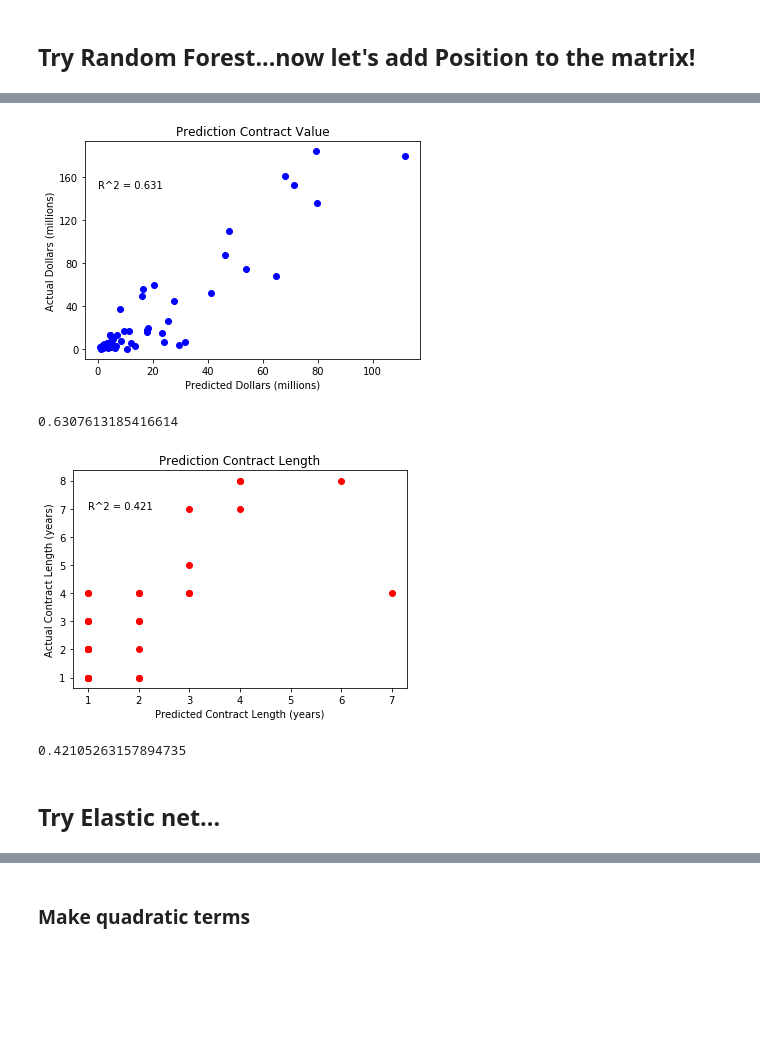
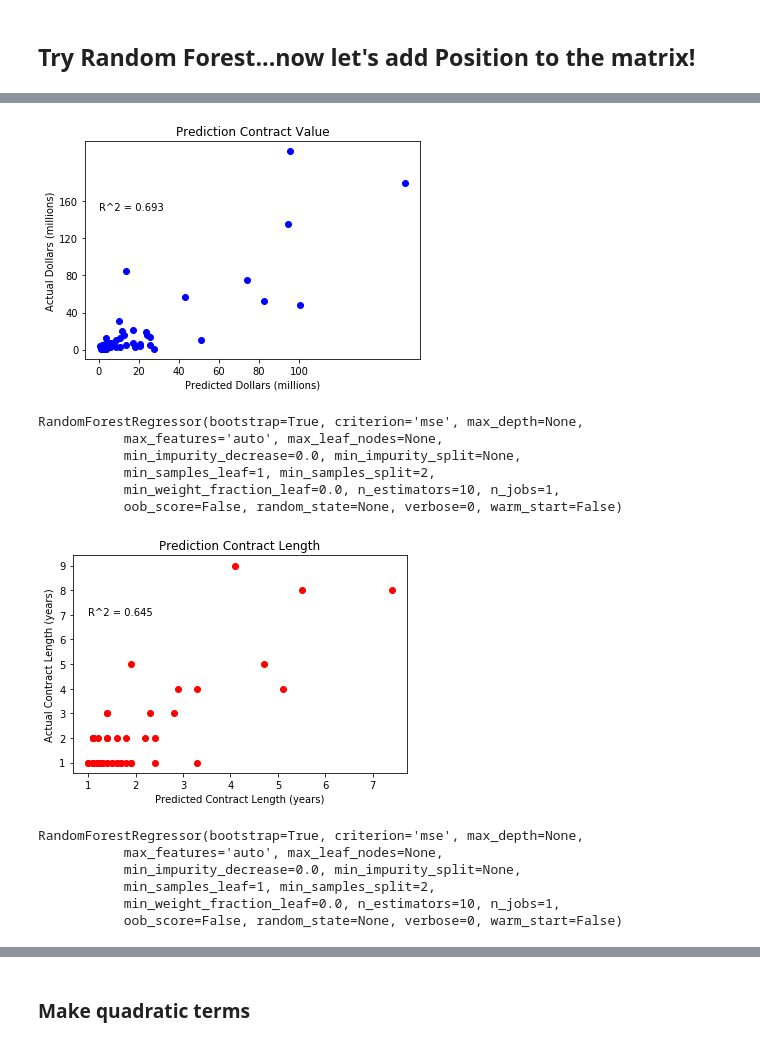
Before and after one commit to marichards/MLB_FA_Predictor, a Jupyter notebook: Regression.ipynb, the cells around one changed output, grey strips where cells are left out. Cells and saved outputs as stored; diff of their text form; code cells hidden in the pictures; blank space fills up the shorter version.

```diff
--- a/Regression.ipynb
+++ b/Regression.ipynb
@@ -70,4 +124,4 @@ def predictLength(model, X, y):
     #plt.savefig('./contract_length_regression.png')
     plt.show()
 
-    return model.score(X_test, y_test)
+    return model
@@ -78,13 +140,10 @@ Woo!
 
 ### Step 1: Predict which players will get contracts
 # %%
-# Do this in a bit
-
 # Designate interesting columns
-features = ['Age', 'WAR_3', 'G', 'OBP', 'SLG', 'HR', 'RBI', 'SB',
-            'Med_WAR', 'Min_WAR']
+features_pos = ['Age', 'WAR_3', 'G', 'OBP', 'SLG', 'HR', 'RBI', 'SB',
+                'Med_WAR', 'Min_WAR', 'Pos_C', 'Pos_1B', 'Pos_2B', 'Pos_3B',
+                'Pos_SS', 'Pos_LF', 'Pos_CF', 'Pos_RF', 'Pos_DH']
 
 # For now, simulate dropping these
 position_trimmed = position_data.dropna()
-position_trimmed['Position'] = position_trimmed['Position'].astype('category')
-position_trimmed.info()
@@ -117,9 +153,9 @@ See the caveats in the documentation: http://pandas.pydata.org/pandas-docs/stabl
 Make 2 models, and do it in 2006 dollars
 # %%
 # Grab just the features and the outcome
-X = position_trimmed[features].values
-y_dollars = position_trimmed['Dollars_2006'].values
-y_dollars_raw = position_trimmed['Dollars'].values
-y_length = position_trimmed['Length'].values
-predictDollars(lm, X, y_dollars)
+X_pos = position_trimmed[features_pos].values
+y_dollars_pos = position_trimmed['Dollars_2006'].values
+y_dollars_raw_pos = position_trimmed['Dollars'].values
+y_length_pos = position_trimmed['Length'].values
+predictDollars(lm, X_pos, y_dollars_pos)
 # %% [output]
@@ -141,11 +180,3 @@ predictLength(logr, X, y_dummies)
 # %% [markdown]
 ## Try Random Forest...now let's add Position to the matrix!
-# %%
-X = position_trimmed[features].values
-
-rf = RandomForestRegressor()
-
-from sklearn.ensemble import RandomForestClassifier
-
-rfc = RandomForestClassifier()
 # %%
@@ -156,12 +192,20 @@ predictDollars(rf, X, y_dollars)
 # %%
-predictDollars(rf, X, y_dollars_raw)
+predictDollars(rf, X_pos, y_dollars_raw_pos)
 # %% [output]
-[figure, old version]
+[figure, new version]
-0.6307613185416614
+RandomForestRegressor(bootstrap=True, criterion='mse', max_depth=None,
+           max_features='auto', max_leaf_nodes=None,
+           min_impurity_decrease=0.0, min_impurity_split=None,
+           min_samples_leaf=1, min_samples_split=2,
+           min_weight_fraction_leaf=0.0, n_estimators=10, n_jobs=1,
+           oob_score=False, random_state=None, verbose=0, warm_start=False)
 # %%
-predictLength(rfc, X, y_length)
+predictLength(rfc, X_pos, y_length_pos)
 # %% [output]
-[figure, old version]
+[figure, new version]
-0.42105263157894735
+RandomForestRegressor(bootstrap=True, criterion='mse', max_depth=None,
+           max_features='auto', max_leaf_nodes=None,
+           min_impurity_decrease=0.0, min_impurity_split=None,
+           min_samples_leaf=1, min_samples_split=2,
+           min_weight_fraction_leaf=0.0, n_estimators=10, n_jobs=1,
+           oob_score=False, random_state=None, verbose=0, warm_start=False)
-# %% [markdown]
-## Try Elastic net...
```
Also changed, not shown: parts of 44 cells of this notebook.
